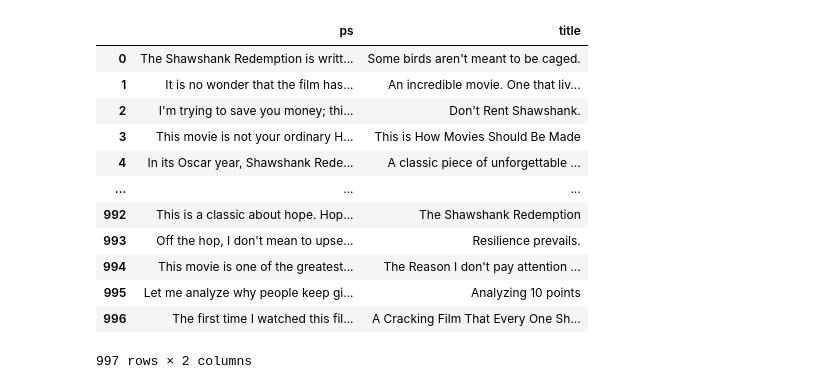
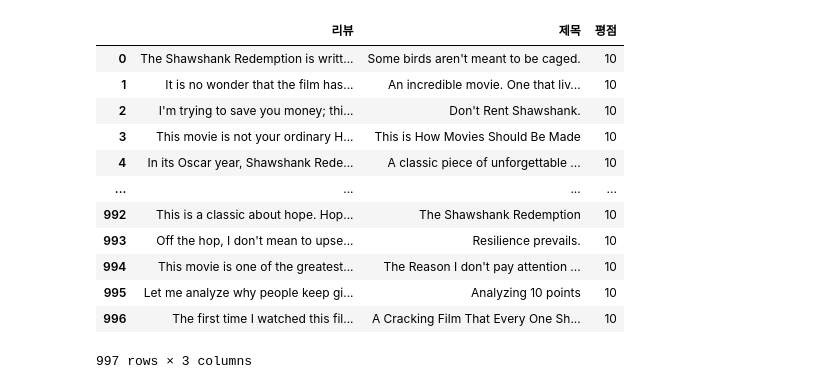
Before and after one commit to wowgang/DataAnalysis_Lecture-2023.04, a Jupyter notebook: 06.텍스트분석/130.쇼생크탈출.ipynb, the cells around one changed output. Cells and saved outputs as stored; diff of their text form; code cells hidden in the pictures.

```diff
--- a/06.텍스트분석/130.쇼생크탈출.ipynb
+++ b/06.텍스트분석/130.쇼생크탈출.ipynb
@@ -30,2 +58,8 @@ title
 # %%
-int(div.select_one('div.ipl-ratings-bar > span > span').get_text())
+# 평점
+repus = div.select('div.ipl-ratings-bar > span > span')
+for repu in repus:
+    grade = repu.get_text().replace("/",'')
+    if repu == None:
+        continue
+print(repu)
@@ -34,7 +72,0 @@ div.select_one('.text.show-more__control').get_text()
-# %%
-# 하나의 글에서 모든 답변을 추출하기
-lines = []
-for div in divs:
-    ps = div.select_one('.text.show-more__control').get_text()
-    title = div.select_one('.title').get_text().strip()
-    lines.append({'ps':ps, 'title':title})
@@ -42,0 +73,12 @@ lines
+# %%
+# 하나의 리뷰 가져와보기
+lines1 = []
+for div in divs:
+    title = div.select_one('.title').get_text().strip()
+    review = div.select_one('.text.show-more__control').get_text()
+    repus = div.select('div.ipl-ratings-bar > span > span')
+    for repu in repus:
+        grade = repu.get_text().replace("/",'')
+        if repu == None:
+            continue
+    lines1.append({'리뷰':review, '제목':title, '평점':int(grade)})
@@ -43,20 +105,20 @@ lines
 # %%
 import pandas as pd
-pd.DataFrame(lines)
+pd.DataFrame(lines1)
 # %% [output]
-|  | ps | title |
-| 0 | The Shawshank Redemption is writt... | Some birds aren't meant to be caged. |
-| 1 | It is no wonder that the film has... | An incredible movie. One that liv... |
-| 2 | I'm trying to save you money; thi... | Don't Rent Shawshank. |
-| 3 | This movie is not your ordinary H... | This is How Movies Should Be Made |
-| 4 | In its Oscar year, Shawshank Rede... | A classic piece of unforgettable ... |
-| ... | ... | ... |
-| 992 | This is a classic about hope. Hop... | The Shawshank Redemption |
-| 993 | Off the hop, I don't mean to upse... | Resilience prevails. |
-| 994 | This movie is one of the greatest... | The Reason I don't pay attention ... |
-| 995 | Let me analyze why people keep gi... | Analyzing 10 points |
-| 996 | The first time I watched this fil... | A Cracking Film That Every One Sh... |
+|  | 리뷰 | 제목 | 평점 |
+| 0 | The Shawshank Redemption is writt... | Some birds aren't meant to be caged. | 10 |
+| 1 | It is no wonder that the film has... | An incredible movie. One that liv... | 10 |
+| 2 | I'm trying to save you money; thi... | Don't Rent Shawshank. | 10 |
+| 3 | This movie is not your ordinary H... | This is How Movies Should Be Made | 10 |
+| 4 | In its Oscar year, Shawshank Rede... | A classic piece of unforgettable ... | 10 |
+| ... | ... | ... | ... |
+| 992 | This is a classic about hope. Hop... | The Shawshank Redemption | 10 |
+| 993 | Off the hop, I don't mean to upse... | Resilience prevails. | 10 |
+| 994 | This movie is one of the greatest... | The Reason I don't pay attention ... | 10 |
+| 995 | Let me analyze why people keep gi... | Analyzing 10 points | 10 |
+| 996 | The first time I watched this fil... | A Cracking Film That Every One Sh... | 10 |
-997 rows × 2 columns
+997 rows × 3 columns
 # %%
 url = 'https://www.imdb.com/title/tt0111161/reviews/?ref_=tt_ql_2'
 driver = webdriver.Chrome('C:/Users/YONSAI/Downloads/chromedriver.exe')
```
Also changed, not shown: parts of 17 cells of this notebook, 3 other files.
